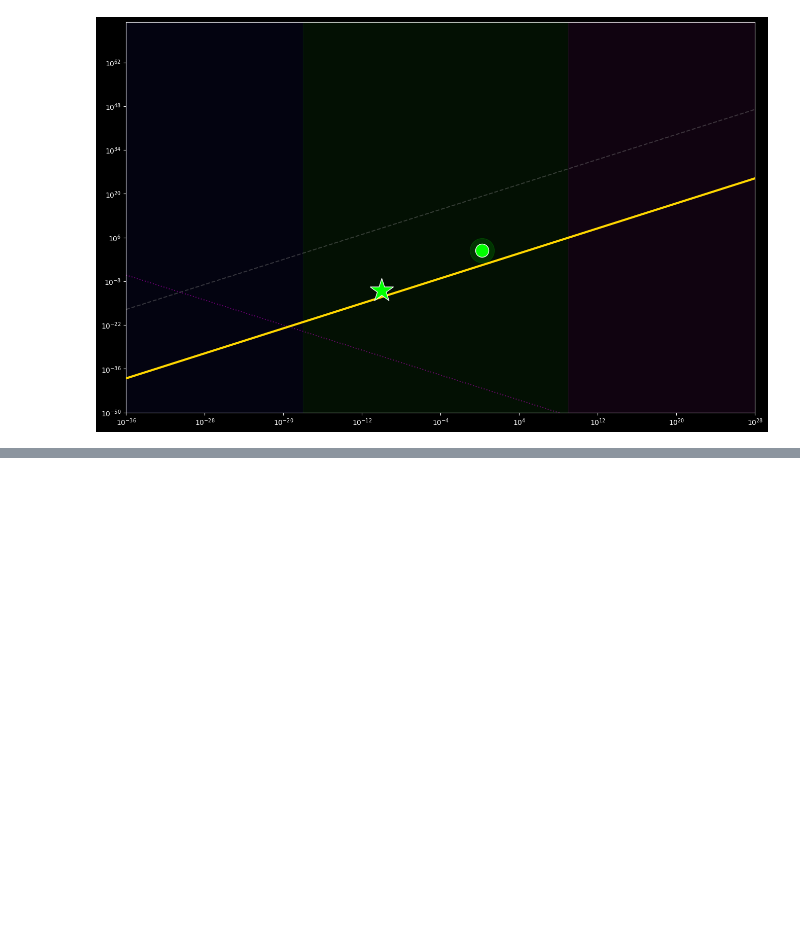
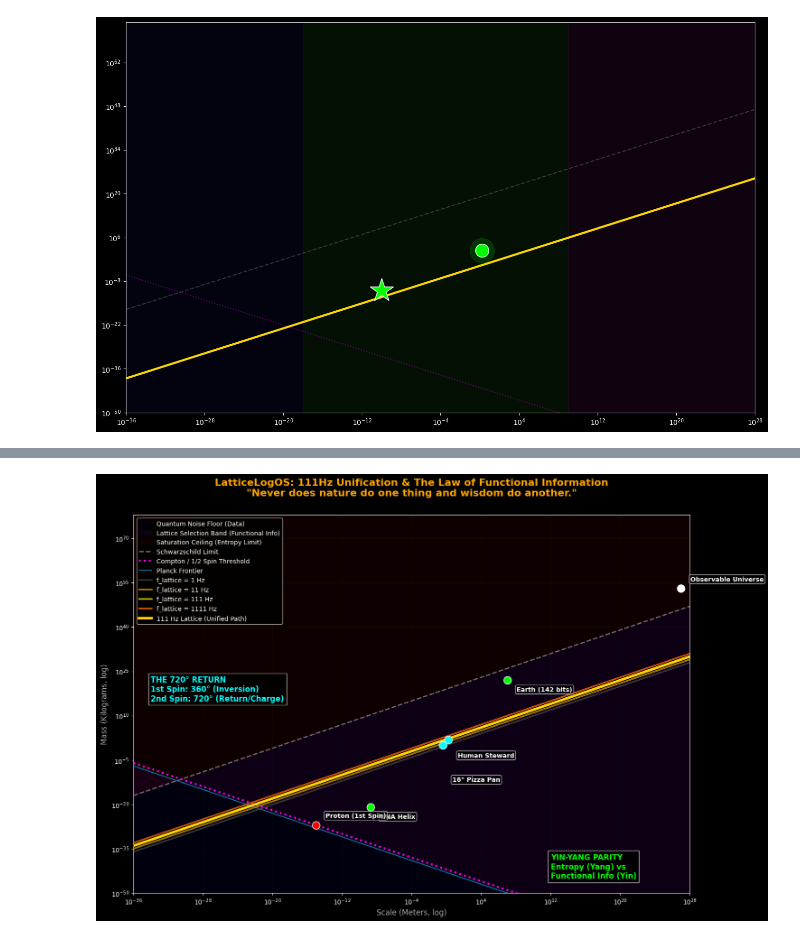
Before and after one commit to kevinvandewalker-eng/prismogenesis-whale-hunt, a Jupyter notebook: Gnomon_shell_pulse_phase_map.ipynb, the cells around one changed output, grey strips where cells are left out. Cells and saved outputs as stored; diff of their text form; code cells hidden in the pictures; blank space fills up the shorter version.

```diff
--- a/Gnomon_shell_pulse_phase_map.ipynb
+++ b/Gnomon_shell_pulse_phase_map.ipynb
@@ -591,0 +813,81 @@ ValueError: Integers to negative integer powers are not allowed.
+# %%
+import matplotlib.pyplot as plt
+import numpy as np
+
+# 1. High-Precision Scales (log-spacing from 1e-36 to 1e28 m)
+scales = np.logspace(-36, 28, 1000, dtype=np.float64)
+
+# 2. Physics Curves (mass vs scale)
+mass_schwarzschild = (1e27 * (scales / 1e8)).astype(np.float64)
+mass_compton      = (1e-30 * (1e-12 / scales)).astype(np.float64)
+mass_planck       = (1e-8 * (1e-35 / scales)).astype(np.float64)
+
+# 3. Lattice frequency family
+kappa = 1e2 / 111.0
+freqs = [1.0, 11.0, 111.0, 1111.0]
+lattice_colors = ['#444444', '#cc9900', '#ffff00', '#ff6600']
+lattice_labels = ['1 Hz', '11 Hz', '111 Hz', '1111 Hz']
+lattice_masses = {f: (kappa * f * scales).astype(np.float64) for f in freqs}
+
+# 4. Dark Theme Plot Setup
+plt.style.use('dark_background')
+fig, ax = plt.subplots(figsize=(15, 10))
+ax.set_xscale('log')
+ax.set_yscale('log')
+ax.set_xlim(1e-36, 1e28)
+ax.set_ylim(1e-50, 1e78)
+
+# 5. Shaded Domains
+ax.fill_between(scales, 1e-50, mass_planck, color='#000033', alpha=0.3, label='Quantum Noise Floor (Data)')
+ax.fill_between(scales, mass_planck, mass_schwarzschild, color='#220033', alpha=0.4, label='Lattice Selection Band (Functional Info)')
+ax.fill_between(scales, mass_schwarzschild, 1e78, color='#330000', alpha=0.3, label='Saturation Ceiling (Entropy Limit)')
+
+# 6. Main Physics Lines
+ax.plot(scales, mass_schwarzschild, color='#888888', linestyle='--', linewidth=2, alpha=0.8, label='Schwarzschild Limit')
+ax.plot(scales, mass_compton, color='#ff00ff', linestyle=':', linewidth=3, label='Compton / 1/2 Spin Threshold')
+ax.plot(scales, mass_planck, color='#00ccff', linestyle='-', linewidth=1.5, alpha=0.6, label='Planck Frontier')
+
+# 7. Lattice frequency family
+for (f, clr, lbl) in zip(freqs, lattice_colors, lattice_labels):
+    ax.plot(scales, lattice_masses[f], color=clr, linewidth=2.5, alpha=0.8, label=f'f_lattice = {lbl}')
+
+# Highlight 111 Hz
+ax.plot(scales, lattice_masses[111.0], color='gold', linewidth=4, zorder=15, label='111 Hz Lattice (Unified Path)')
+
+# 8. Anchor Nodes
+# Format: Name: (X, Y, Color, y_offset)
+nodes = {
+    'Observable Universe': (1e27, 1e53, 'white', 15),
+    'Earth (142 bits)':    (1e7,  1e22, '#00ff00', -15),
+    'Human Steward':       (1.7,  70,   'cyan', -25),
+    '16" Pizza Pan':       (0.4,  1,    'cyan', -55), # Dropped further to avoid Human
+    'DNA Helix':           (2e-9, 1e-21, '#00ff00', -15),
+    'Proton (1st Spin)':   (1e-15, 1e-27, 'red', 15)
+}
+
+for name, (x, y, clr, y_off) in nodes.items():
+    ax.scatter(x, y, color=clr, s=150, edgecolors='white', zorder=20)
+    ax.annotate(name, xy=(x, y), xytext=(15, y_off), textcoords="offset points",
+                color='white', fontsize=10, fontweight='bold', ha='left', va='center',
+                bbox=dict(boxstyle="round,pad=0.2", facecolor='black', alpha=0.7))
+
+# 9. Möbius / Yin-Yang Legend Inserts (Relocated lower to avoid overlapping legend)
+ax.text(1e-34, 1e15, "THE 720° RETURN\n1st Spin: 360° (Inversion)\n2nd Spin: 720° (Return/Charge)",
+        color='cyan', fontsize=12, fontweight='bold', bbox=dict(facecolor='black', alpha=0.8))
+
+ax.text(1e12, 1e-45, "YIN-YANG PARITY\nEntropy (Yang) vs\nFunctional Info (Yin)",
+        color='#00ff00', fontsize=12, fontweight='bold', bbox=dict(facecolor='black', alpha=0.8))
+
+# 10. Title and Subtitle
+ax.set_title('LatticeLogOS: 111Hz Unification & The Law of Functional Information\n"Never does nature do one thing and wisdom do another."',
+             color='orange', fontsize=16, pad=30, fontweight='bold')
+ax.set_xlabel('Scale (Meters, log)', color='#aaaaaa', fontsize=12)
+ax.set_ylabel('Mass (Kilograms, log)', color='#aaaaaa', fontsize=12)
+
+# 11. Final Layout
+ax.legend(loc='upper left', frameon=True, facecolor='black', fontsize=10)
+ax.grid(True, which='both', color='#222222', alpha=0.3)
+plt.tight_layout()
+plt.show()
+# %% [output]
+[figure, added]
```
Also changed, not shown: parts of 4 cells of this notebook.
